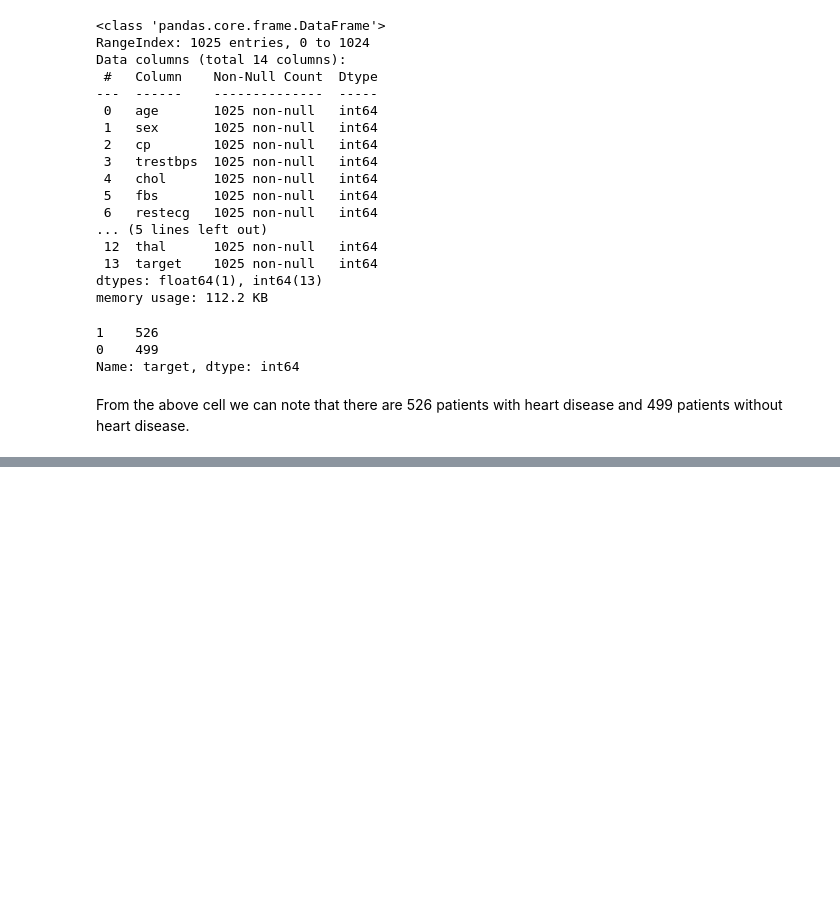
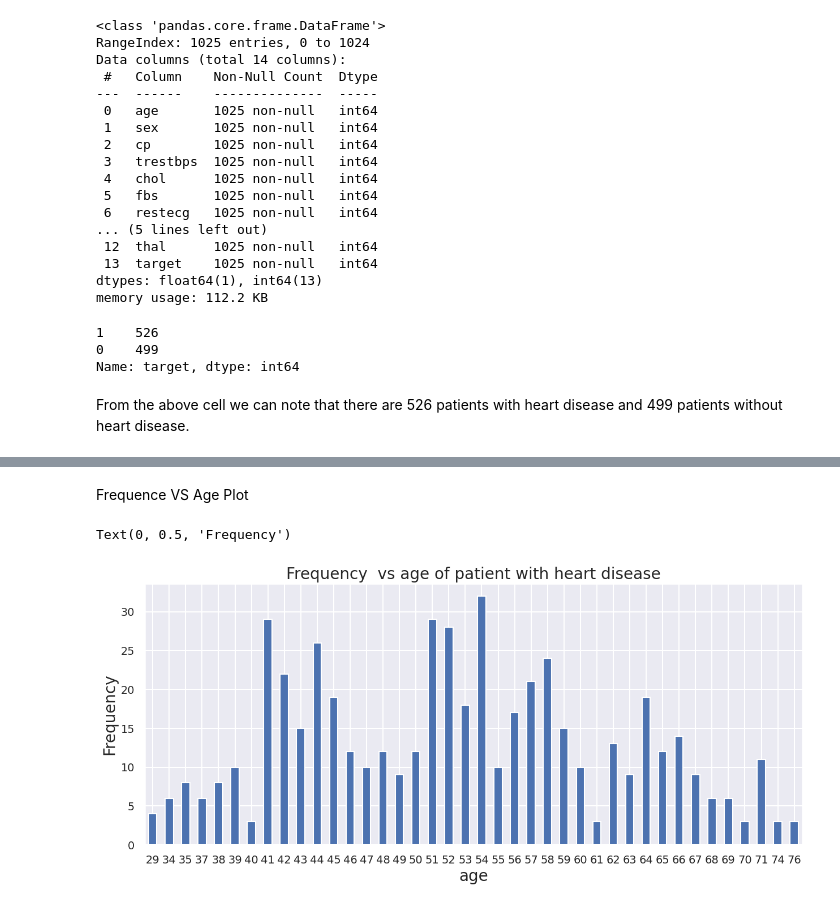
Before and after one commit to ShahhhVihaan/heart-disease-classification, a Jupyter notebook: classification.ipynb, the cells around one changed output, grey strips where cells are left out. Drawn from its saved outputs; the diff is of its cells as text; code cells hidden in the pictures; blank space fills up the shorter version.

```diff
--- a/classification.ipynb
+++ b/classification.ipynb
@@ -84,0 +125,15 @@ plt.show()
+# %% [markdown]
+Frequence VS Age Plot
+# %%
+# frequency of patients with heart disease
+ax = heart_disease_data[heart_disease_data['target'] == 1]['age'].value_counts().sort_index().plot.bar(
+    figsize=(15, 6),
+    fontsize= 14,
+    title="Frequency  vs age of patient with heart disease",
+    rot=0)
+ax.set_title("Frequency  vs age of patient with heart disease", fontsize=20)
+ax.set_xlabel("age", fontsize=20)
+ax.set_ylabel("Frequency", fontsize=20)
+# %% [output]
+Text(0, 0.5, 'Frequency')
+[figure, added]
```
Also changed, not shown: parts of 25 cells of this notebook.
